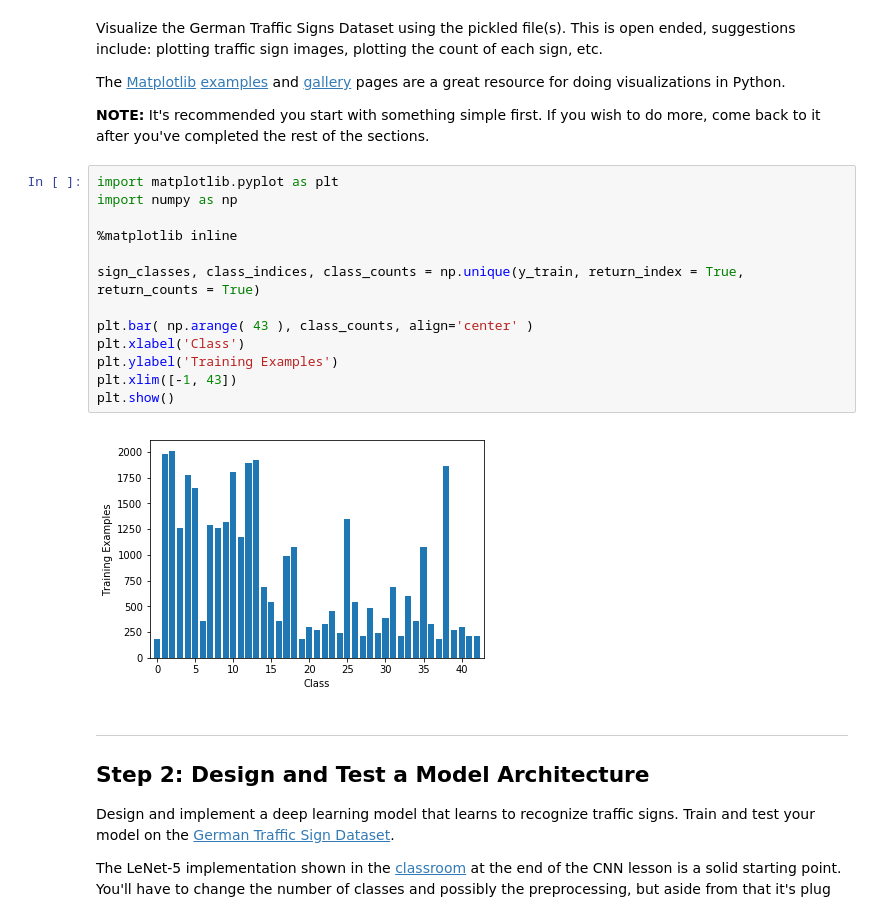
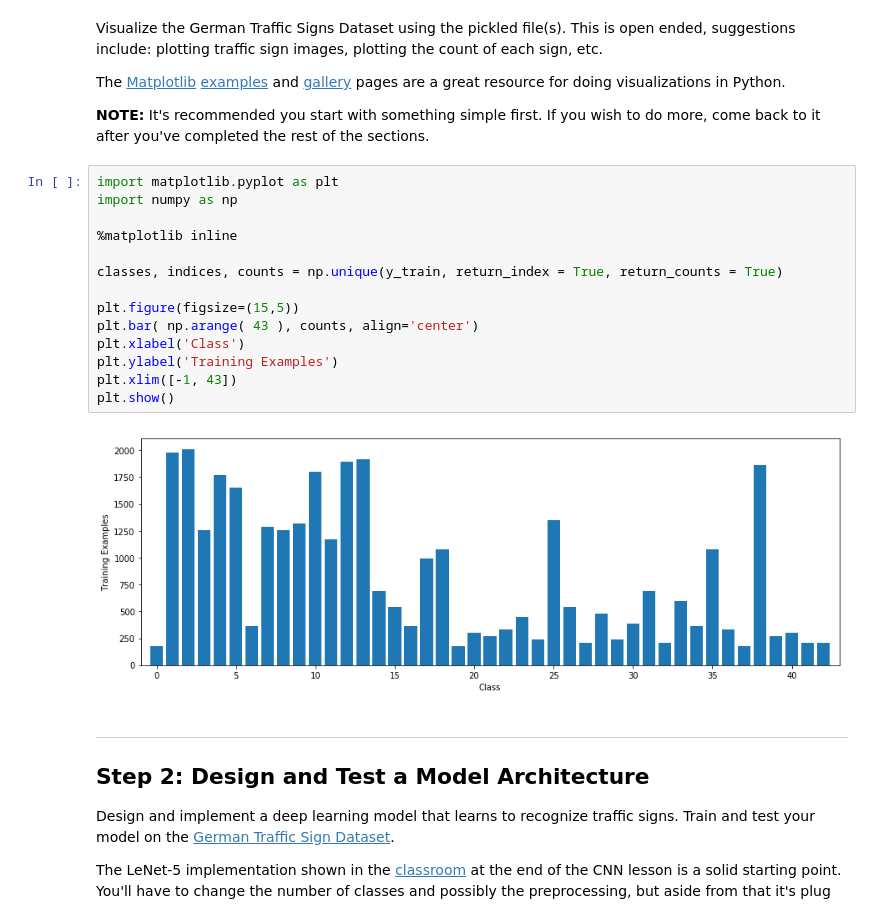
Before and after one commit to yazeedalrubyli/SDCND, a Jupyter notebook: Term1/Traffic-Sign-Classifier/Traffic_Sign_Classifier.ipynb, the cells around one changed output. Drawn from its saved outputs; the diff is of its cells as text.

```diff
--- a/Term1/Traffic-Sign-Classifier/Traffic_Sign_Classifier.ipynb
+++ b/Term1/Traffic-Sign-Classifier/Traffic_Sign_Classifier.ipynb
@@ -97,18 +97,19 @@ The [Matplotlib](http://matplotlib.org/) [examples](http://matplotlib.org/exampl
 # %%
 import matplotlib.pyplot as plt
 import numpy as np
 
 %matplotlib inline
 
-sign_classes, class_indices, class_counts = np.unique(y_train, return_index = True, return_counts = True)
+classes, indices, counts = np.unique(y_train, return_index = True, return_counts = True)
 
-plt.bar( np.arange( 43 ), class_counts, align='center' )
+plt.figure(figsize=(15,5))
+plt.bar( np.arange( 43 ), counts, align='center')
 plt.xlabel('Class')
 plt.ylabel('Training Examples')
 plt.xlim([-1, 43])
 plt.show()
 # %% [output]
-[figure, old version]
+[figure, new version]
 # %% [markdown]
 ----
 
```
Also changed, not shown: parts of 2 cells of this notebook.
